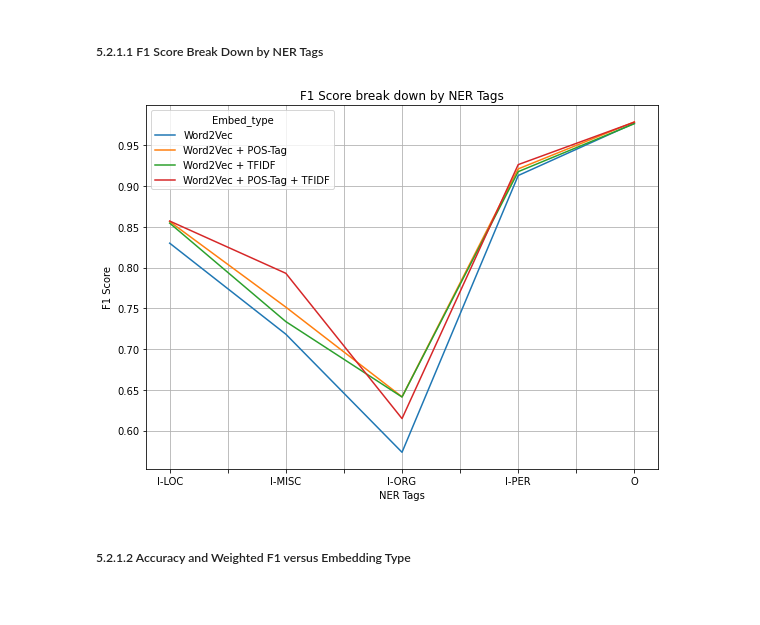
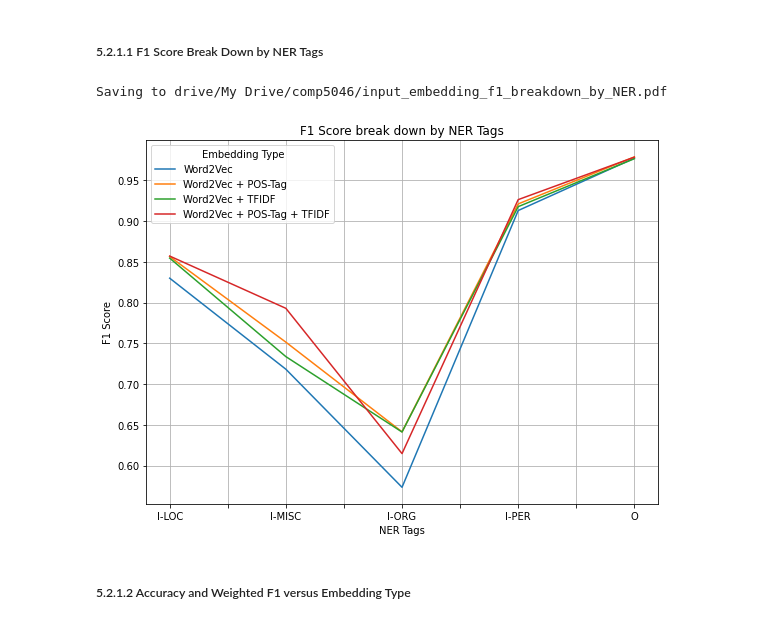
Before and after one commit to seanwelz/5046-A2, a Jupyter notebook: Assignment2_xzho7240_xwan8513.ipynb, the cells around one changed output. Drawn from its saved outputs; the diff is of its cells as text; code cells hidden in the pictures.

```diff
--- a/Assignment2_xzho7240_xwan8513.ipynb
+++ b/Assignment2_xzho7240_xwan8513.ipynb
@@ -388,7 +388,7 @@ class BiLSTM_CRF(nn.Module):
 
         self.num_layers = num_layers
         self.lstm = nn.LSTM(embedding_dim, hidden_dim // 2,
-                            num_layers=1, bidirectional=True)
+                            num_layers=num_layers, bidirectional=True)
 
         # Maps the output of the LSTM into tag space.
         self.hidden2tag = nn.Linear(hidden_dim, self.tagset_size)
@@ -779,15 +808,10 @@ df.set_index('Embed_type', inplace=True)
 # %% [markdown]
 ##### 5.2.1.1 F1 Score Break Down by NER Tags
-# %%
-df[ner_tags].T.plot(figsize=(8, 6))
-pl.grid()
-pl.xlabel('NER Tags')
-pl.ylabel('F1 Score')
-pl.title('F1 Score break down by NER Tags')
-pl.tight_layout()
-pl.savefig('drive/My Drive/comp5046/input_embedding_f1_breakdown_by_NER.pdf')
-# pl.show()
-# %% [output]
-[figure, removed]
+# %%
+df = process_results(input_embedding_evaluation_results, 'Embedding Type')
+draw_f1_by_neg_tags(df, 'input_embedding')
+# %% [output]
+Saving to drive/My Drive/comp5046/input_embedding_f1_breakdown_by_NER.pdf
+[figure, added]
 # %% [markdown]
 ##### 5.2.1.2 Accuracy and Weighted F1 versus Embedding Type
```
Also changed, not shown: parts of 9 cells of this notebook.
